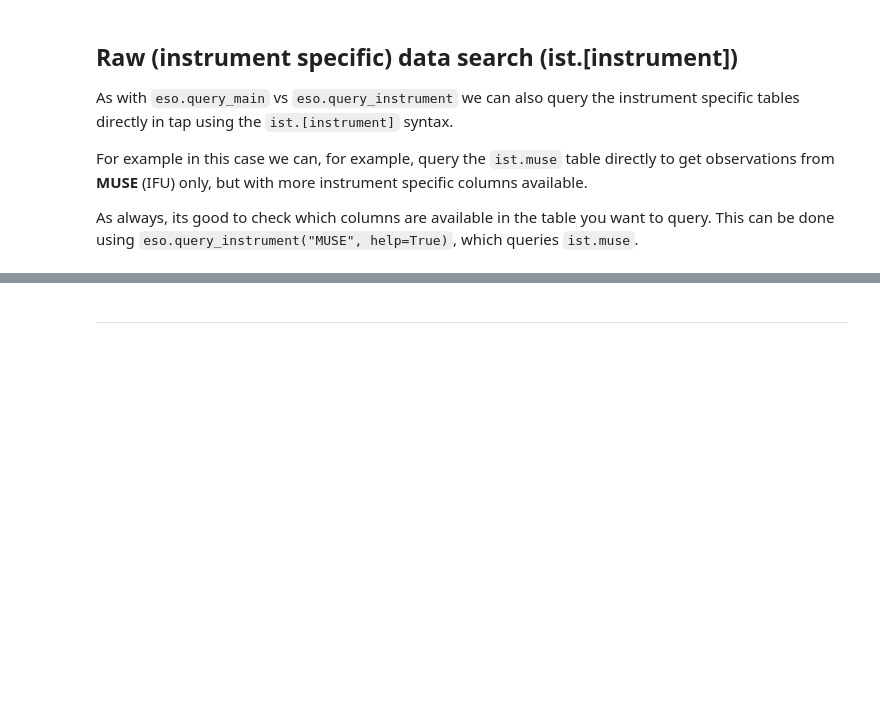
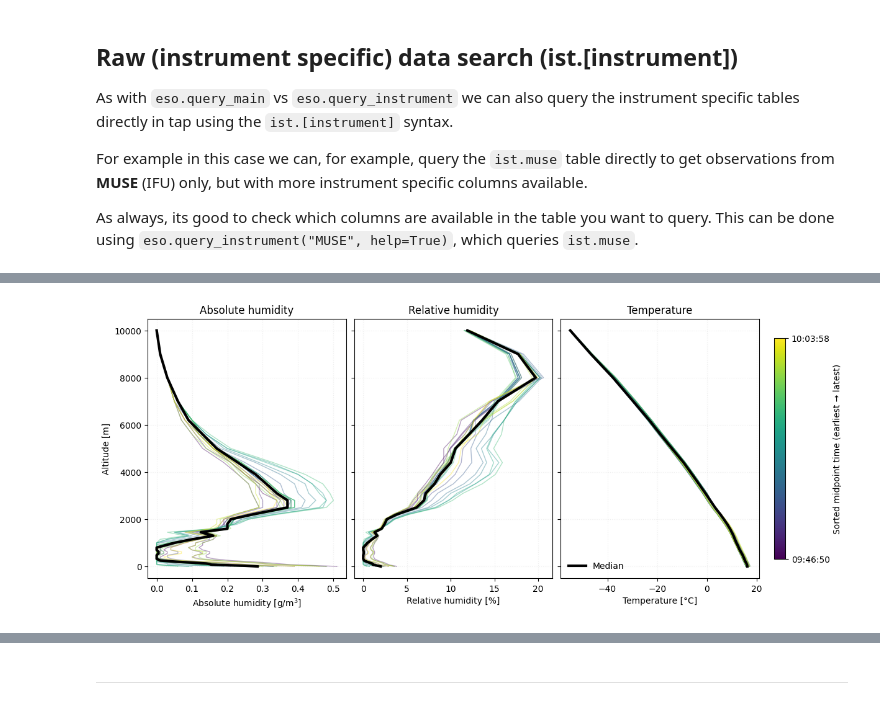
Before and after one commit to eso/astroquery_examples, a Jupyter notebook: examples/simple/06_observations_query_tap.ipynb, the cells around one changed output, grey strips where cells are left out. Drawn from its saved outputs; the diff is of its cells as text; code cells hidden in the pictures; blank space fills up the shorter version.

```diff
--- a/examples/simple/06_observations_query_tap.ipynb
+++ b/examples/simple/06_observations_query_tap.ipynb
@@ -208 +357,87 @@ Table length=5
+# %%
+import numpy as np
+import matplotlib.pyplot as plt
+from astropy.time import Time
+
+# Plot absolute humidity, relative humidity, and temperature profiles across altitude
+if len(table) == 0:
+    print("No rows returned for the time/position window.")
+else:
+    altitudes_m = np.array([
+        0, 10, 30, 50, 75, 100, 125, 150, 200, 250, 325, 400, 475, 550,
+        625, 700, 800, 900, 1000, 1150, 1300, 1450, 1600, 1800, 2000,
+        2200, 2500, 2800, 3100, 3500, 3900, 4400, 5000, 5600, 6200,
+        7000, 8000, 9000, 10000
+    ], dtype=float)
+    N_LEVELS = len(altitudes_m)
+
+    def build_profiles(prefix):
+        """Extract profile columns like f'{prefix}1'.. and return (alt_m, profiles).
+
+        Returns
+        -------
+        alt_m : ndarray, shape (n_levels_found,)
+        profiles : ndarray, shape (n_times, n_levels_found)
+        """
+        cols = [f"{prefix}{i}" for i in range(1, N_LEVELS + 1)]
+        cols = [c for c in cols if c in table.colnames]
+
+        if not cols:
+            return altitudes_m[:0], np.empty((len(table), 0), dtype=float)
+
+        alt_m = altitudes_m[:len(cols)]
+        data = []
+        for col in cols:
+            values = np.array(table[col])
+            if hasattr(values, "filled"):  # masked arrays
+                values = values.filled(np.nan)
+            data.append(values)
+
+        profiles = np.array(data, dtype=float).T
+        return alt_m, profiles
+
+    alt_ahum, ahum = build_profiles("ahum")
+    alt_rhum, rhum = build_profiles("rhum")
+    alt_temp, temp = build_profiles("temp")
+
+    # Sort rows by midpoint time
+    times = Time(list(table["midpoint_date"].data.data))
+    order = np.argsort(times.unix)
+    times_dt = np.array(times.to_datetime())[order]
+    ahum, rhum, temp = ahum[order], rhum[order], temp[order]
+
+    fig, axes = plt.subplots(1, 3, figsize=(12, 5), sharey=True, constrained_layout=True)
+    cmap = plt.cm.viridis
+    norm = plt.Normalize(0, max(len(times_dt) - 1, 1))
+
+    def draw_panel(ax, profiles, altitudes, xlabel, title):
+        # profiles has shape (n_times, n_levels)
+        for i, profile in enumerate(profiles):
+            ax.plot(profile, altitudes, color=cmap(norm(i)), alpha=0.4, lw=1)
+        if profiles.size:
+            median_profile = np.nanmedian(profiles, axis=0)
+            ax.plot(median_profile, altitudes, color="black", lw=3, label="Median")
+        ax.set_xlabel(xlabel)
+        ax.set_title(title)
+        ax.grid(True, alpha=0.2, ls=":")
+
+    draw_panel(axes[0], ahum, alt_ahum, r"Absolute humidity [g/m$^3$]", "Absolute humidity")
+    draw_panel(axes[1], rhum, alt_rhum, "Relative humidity [%]", "Relative humidity")
+    draw_panel(axes[2], temp-273.15, alt_temp, "Temperature [°C]", "Temperature")
+
+    axes[0].set_ylabel("Altitude [m]")
+    axes[2].legend(frameon=False, loc="lower left")
+
+    sm = plt.cm.ScalarMappable(cmap=cmap, norm=norm)
+    sm.set_array([])
+    cbar = fig.colorbar(sm, ax=axes, pad=0.02, shrink=0.85)
+
+    if len(times_dt) > 1:
+        cbar.set_ticks([0, len(times_dt) - 1])
+        cbar.set_ticklabels([times_dt[0].strftime("%H:%M:%S"), times_dt[-1].strftime("%H:%M:%S")])
+        cbar.set_label("Sorted midpoint time (earliest → latest)")
+    else:
+        cbar.set_label("Midpoint time order")
+# %% [output]
+[figure, added]
 # %% [markdown]
```
Also changed, not shown: parts of 15 cells of this notebook, 1 other file.
